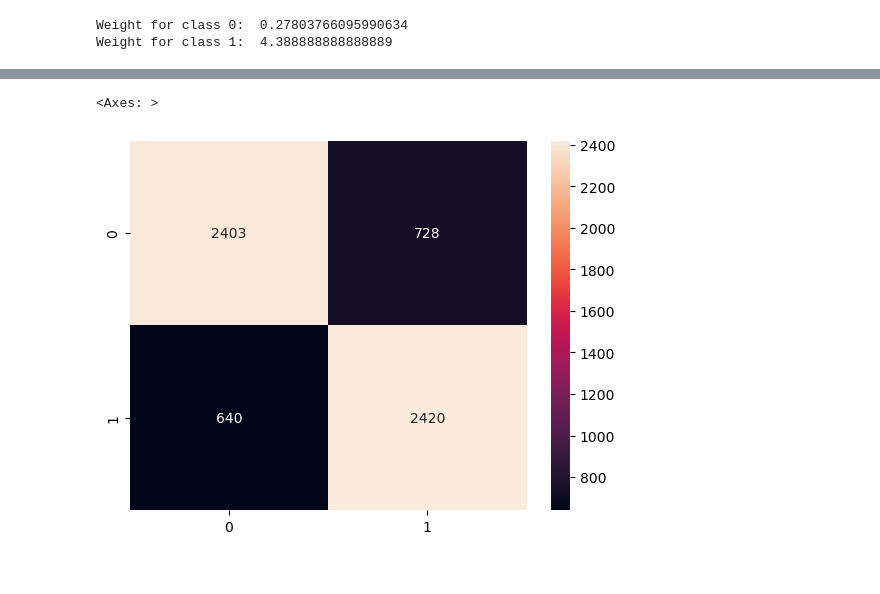
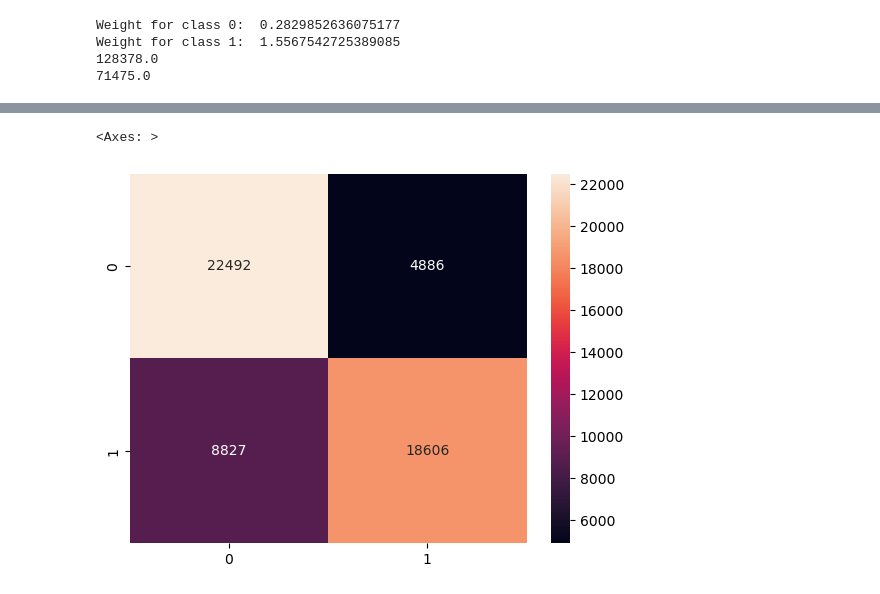
Before and after one commit to Logan-Kelsch/-ES-NN-test1, a Jupyter notebook: NN/NN_Classificaiton.ipynb, the cells around one changed output, grey strips where cells are left out. Drawn from its saved outputs; the diff is of its cells as text; code cells hidden in the pictures.

Commit message:
SMOTE test results

```diff
--- a/NN/NN_Classificaiton.ipynb
+++ b/NN/NN_Classificaiton.ipynb
@@ -20,6 +20,7 @@ from keras.optimizers import SGD
 from keras.initializers import GlorotUniform
 from keras.initializers import RandomNormal
 from keras.callbacks import EarlyStopping
+from imblearn.over_sampling import SMOTE
 
 #hahaha dont turn this on with high epoch or else
 #tf.config.experimental.set_memory_growth
@@ -28,7 +29,6 @@ from keras.callbacks import EarlyStopping
 
 # Load the dataset
 data = pd.read_csv('ES7-26-22_to_9-18-24.csv')
-
 
 #testing random feature drops
 data = data.drop(columns='FT')
@@ -53,10 +53,8 @@ data = data.drop(columns='FT')
 
 #data = data.drop(columns='bull15')
 data = data.drop(columns='bear15')
-
 data = data.drop(columns='bull30')
 data = data.drop(columns='bear30')
-
 data = data.drop(columns='bull60')
 data = data.drop(columns='bear60')
 
@@ -75,7 +73,6 @@ unique, counts = np.unique(data.iloc[:, -1].values, return_counts=True)
 print(dict(zip(unique,counts)))
 
 NinRows = data.drop(data[data['bull15'] == 'in'].index)
-
 inRows = data.drop(data[data['bull15'] != 'in'].index)
 
 inRowsMatch = inRows.loc[0:17129]
@@ -94,17 +91,19 @@ cw = {0: weight_for_0, 1: weight_for_1}
 print("PERCENT & WEIGHTS:\nINS\t-\t",percIn*100," %\nNon-INS\t-\t",percNin*100," %",sep='')
 print('\n\nActual Weights:\nweight_for_0: ',weight_for_0,'\nweight_for_1: ',weight_for_1,sep='',end='')
 
-print("OCCURANCES IN RAW DATA FOR ", Yfeatures, ": ", sep='')
+print("OCCURANCES IN OPT DATA FOR ", Yfeatures, ": ", sep='')
 unique, counts = np.unique(optData.iloc[:, -1].values, return_counts=True)
 print(dict(zip(unique,counts)))
-
-
 
 #PROCESS THE DATA-------------------------------------------------------
 
 # Separate features and target
-X = optData.iloc[:, :-1].values
-y = optData.iloc[:, -1].values
+X = data.iloc[:, :-1].values
+y = data.iloc[:, -1].values
+
+smote = SMOTE()
+X, y = smote.fit_resample(X,y)
+print('\n[PRE-SPLIT] Resampled Data size:',X.size)
 
 #Encoding data
 labelencoder = LabelBinarizer()
@@ -118,13 +117,18 @@ X = scaler.transform(X)
 # Split the data into training and testing sets
 X_train, X_test, y_train, y_test = train_test_split(X, y, test_size=0.2, random_state=0)
 
+#RESAMPLED DATA- POST SPLIT---------------------------------------------------------
+
+#smote = SMOTE()
+#X_resampled, y_resampled = smote.fit_resample(X_train,y_train)
+#print('\nResampled Data size:',X_resampled.size)
 
 #BUILD THE NEURAL NETWORK MODEL-------------------------------------------------------
 
 from keras.optimizers.schedules import ExponentialDecay
 lr_schedule = ExponentialDecay(
-    0.01,
-    decay_steps=16000,
+    0.4,
+    decay_steps=32000,
     decay_rate=0.99,
     staircase=True)
 
@@ -146,6 +150,7 @@ def build_model():
     ])
 
     met = ['Accuracy','AUC','Precision','Recall','TrueNegatives','TruePositives','FalsePositives','FalseNegatives']
+
 
     def custom_loss(y_true, y_pred):
 
@@ -179,11 +184,14 @@ def build_model():
 
     return model
 
-def load_mode():
+
+def load_model():
     loaded_model = tf.keras.models.load_model('acc77.keras')
 
     met = ['Accuracy','AUC','Precision','Recall','TrueNegatives','TruePositives','FalsePositives','FalseNegatives']
 
+    #tf.keras.saving.get_custom_objects().clear()
+    #@tf.keras.saving.register_keras_serializable(package="my_package", name="custom_loss")
     def custom_loss(y_true, y_pred):
 
         # Standard binary cross-entropy
@@ -210,20 +218,20 @@ def load_mode():
         # Return combined loss (penalize FNs and FPs, reward TPs)
         return bce + penalties + rewards
 
-    loaded_model.compile(optimizer=opt3, loss='binary_crossentropy', metrics=met)
+    loaded_model.compile(optimizer=opt3, loss=custom_loss, metrics=met)
 
     return loaded_model
 
 
 #TRAIN THE MODEL WITH CUSTOMIZABLE EPOCHS-------------------------------------------------------
 
-epochs = 10
+epochs = 100
 
 early_stopping = []#EarlyStopping(monitor='val_Recall', patience=5, mode='max', restore_best_weights=True)
 
 model = build_model()
-loaded_model = load_mode()
-history = loaded_model.fit(X_train, y_train, epochs=epochs, validation_split=0.2,\
+loaded_model = load_model()
+history = loaded_model.fit(X, y, epochs=epochs, validation_split=0.2,\
                     shuffle=True, verbose=1, validation_data=(X_test, y_test),\
                     class_weight=cw, callbacks=early_stopping)
 
@@ -362,6 +344,11 @@ class_weight = {0: weight_for_0, 1: weight_for_1}
 
 print('Weight for class 0: ',(weight_for_0))
 print('Weight for class 1: ',(weight_for_1))
+
+print(TP)
+print(FP)
 # %% [output]
-Weight for class 0:  0.27803766095990634
-Weight for class 1:  4.388888888888889
+Weight for class 0:  0.2829852636075177
+Weight for class 1:  1.5567542725389085
+128378.0
+71475.0
@@ -370,7 +357,7 @@ Weight for class 1:  4.388888888888889
 # %%
 ''' Testing outputs for model (placed here so we don't have to retrain)'''
 y_pred = loaded_model.predict(X_test)
-y_pred = (y_pred > 0.5)
+y_pred = (y_pred > 0.4)
 
 #making a confusion matrix
 cm = confusion_matrix(y_test, y_pred)
@@ -381,2 +368,2 @@ sns.heatmap(cm, annot=True, fmt='d')
 <Axes: >
-[figure, old version]
+[figure, new version]
```
Also changed, not shown: parts of 4 cells of this notebook, 5 other files.
